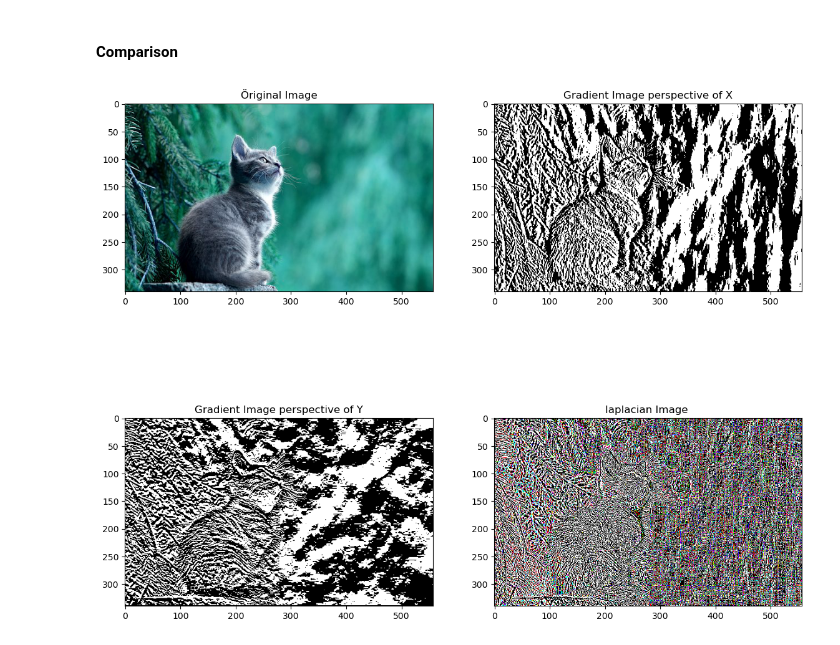
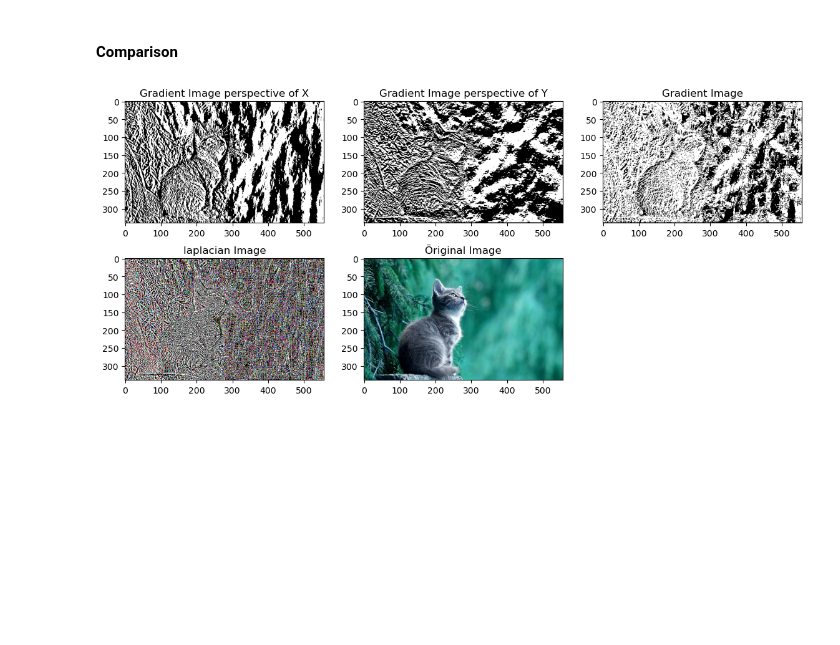
Before and after one commit to badrul1329/Deep-Learning, a Jupyter notebook: OpenCV/opencv.ipynb, the cells around one changed output. Cells and saved outputs as stored; diff of their text form; code cells hidden in the pictures; blank space fills up the shorter version.

```diff
--- a/OpenCV/opencv.ipynb
+++ b/OpenCV/opencv.ipynb
@@ -165,7 +211,7 @@ grayImg.shape
 (340, 557)
 # %%
 argumentImage = {
-    "image":"../input/cat-image/cat-2083492__340.jpg",
+    "src":"../input/cat-image/cat-2083492__340.jpg",
     "scharr":0
 }
 # %%
@@ -176,6 +232,8 @@ Sobel operator is one of the available techniques to extract the derivative of a
 # %%
-gradientImageDataX = cv2.Sobel(grayImg, ddepth=cv2.CV_32F, dx=1, dy=0, ksize=kernelGen)
-gradientImageDataX
+# cv2.Sobel(original_image,ddepth,xorder,yorder,kernelsize)
+# When ddepth=-1/CV_64F, the destination image will have the same depth as the source
+sobelX = cv2.Sobel(grayImg, ddepth=cv2.CV_32F, dx=1, dy=0, ksize=kernelGen)
+sobelX
 # %% [output]
 array([[   0.,   12.,    6., ...,   12.,    2.,    0.],
        [   0., -112.,  -67., ...,   13.,    3.,    0.],
@@ -189,8 +247,9 @@ catImageShow(gradientImageDataX, "Gradient Image perspective of X")
 # %% [output]
 [figure]
 # %%
-gradientImageDataY = cv2.Sobel(grayImg, ddepth=cv2.CV_32F, dx=0, dy=1, ksize=kernelGen)
-gradientImageDataY
+# ddepth=-1/CV_64F, the destination image will have the same depth as the source
+sobelY = cv2.Sobel(grayImg, ddepth=cv2.CV_32F, dx=0, dy=1, ksize=kernelGen)
+sobelY
 # %% [output]
 array([[  0.,   0.,   0., ...,   0.,   0.,   0.],
        [358., 234.,  37., ...,  15.,  17.,  18.],
@@ -204,2 +263,6 @@ catImageShow(gradientImageDataY, "Gradient Image perspective of Y")
 # %% [output]
 [figure]
+# %%
+# combine sobel x and y
+sobel = cv2.bitwise_and(sobelX, sobelY)
+sobel
@@ -233,20 +322,24 @@ catImageShow(laplacian,"Laplacian")
 # %% [markdown]
 #### Comparison
 # %%
-plt.figure(figsize=(14,12))
+plt.figure(figsize=(14,6))
 
-plt.subplot(2, 2, 1)
+plt.subplot(2, 3, 1)
+catImageShow(sobelX, "Gradient Image perspective of X")
+
+plt.subplot(2, 3, 2)
+catImageShow(sobelY, "Gradient Image perspective of Y")
+
+plt.subplot(2, 3, 3)
+catImageShow(sobel, "Gradient Image")
+
+plt.subplot(2, 3, 4)
+catImageShow(laplacian, "laplacian Image")
+
+
+plt.subplot(2, 3, 5)
 catImageShow(image,"Öriginal Image")
 
-plt.subplot(2, 2, 2)
-catImageShow(gradientImageDataX, "Gradient Image perspective of X")
-
-plt.subplot(2, 2, 3)
-catImageShow(gradientImageDataY, "Gradient Image perspective of Y")
-
-plt.subplot(2, 2, 4)
-catImageShow(laplacian, "laplacian Image ")
-
 plt.show()
 # %% [output]
-[figure, old version]
+[figure, new version]
```
Also changed, not shown: parts of 21 cells of this notebook.
